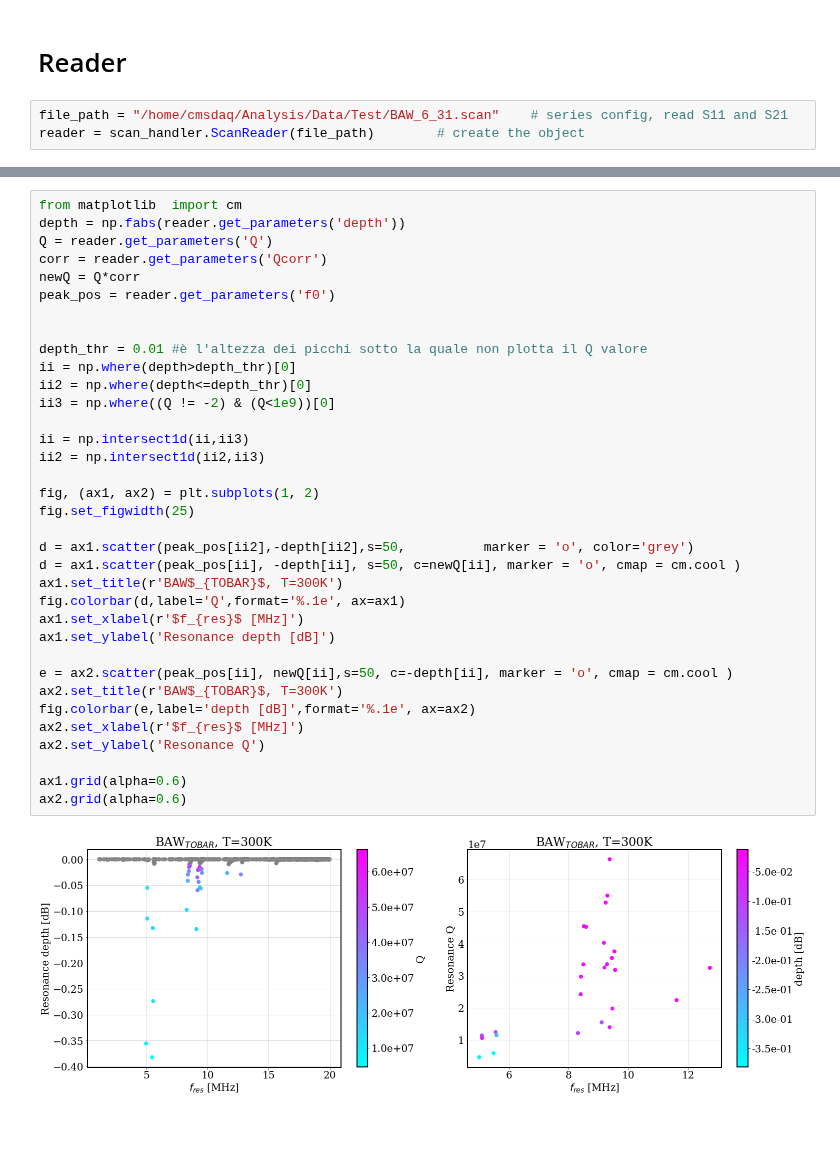
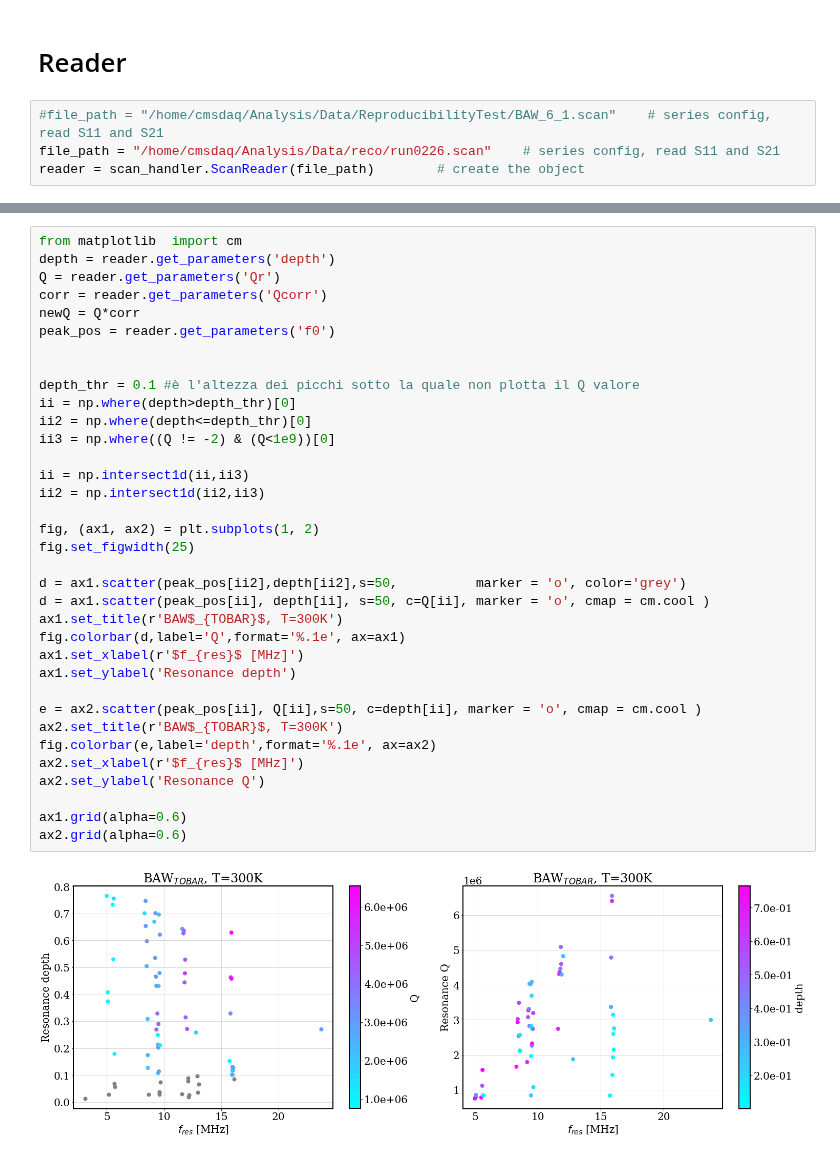
Before and after one commit to Lab5015/BAWSHA, a Jupyter notebook: notebooks/Test_fede.ipynb, the cells around one changed output, grey strips where cells are left out. Drawn from its saved outputs; the diff is of its cells as text; blank space fills up the shorter version.

```diff
--- a/notebooks/Test_fede.ipynb
+++ b/notebooks/Test_fede.ipynb
@@ -15,7 +15,8 @@ rc('axes',linewidth=2)
 # %% [markdown]
 # Reader
 # %%
-file_path = "/home/cmsdaq/Analysis/Data/Test/BAW_6_31.scan"    # series config, read S11 and S21
+#file_path = "/home/cmsdaq/Analysis/Data/ReproducibilityTest/BAW_6_1.scan"    # series config, read S11 and S21
+file_path = "/home/cmsdaq/Analysis/Data/reco/run0226.scan"    # series config, read S11 and S21
 reader = scan_handler.ScanReader(file_path)        # create the object
 # %%
 # get the name list of all the resonances parameters
@@ -105,37 +114,37 @@ Q = 1.07e+06  +/-  0.0008652535298881771
 # %%
 from matplotlib  import cm
-depth = np.fabs(reader.get_parameters('depth'))
-Q = reader.get_parameters('Q')
+depth = reader.get_parameters('depth')
+Q = reader.get_parameters('Qr')
 corr = reader.get_parameters('Qcorr')
 newQ = Q*corr
 peak_pos = reader.get_parameters('f0')
 
 
-depth_thr = 0.01 #è l'altezza dei picchi sotto la quale non plotta il Q valore
+depth_thr = 0.1 #è l'altezza dei picchi sotto la quale non plotta il Q valore
 ii = np.where(depth>depth_thr)[0]
 ii2 = np.where(depth<=depth_thr)[0]
 ii3 = np.where((Q != -2) & (Q<1e9))[0]
 
 ii = np.intersect1d(ii,ii3)
 ii2 = np.intersect1d(ii2,ii3)
 
 fig, (ax1, ax2) = plt.subplots(1, 2)
 fig.set_figwidth(25)
 
-d = ax1.scatter(peak_pos[ii2],-depth[ii2],s=50,          marker = 'o', color='grey')
-d = ax1.scatter(peak_pos[ii], -depth[ii], s=50, c=newQ[ii], marker = 'o', cmap = cm.cool )
+d = ax1.scatter(peak_pos[ii2],depth[ii2],s=50,          marker = 'o', color='grey')
+d = ax1.scatter(peak_pos[ii], depth[ii], s=50, c=Q[ii], marker = 'o', cmap = cm.cool )
 ax1.set_title(r'BAW$_{TOBAR}$, T=300K')
 fig.colorbar(d,label='Q',format='%.1e', ax=ax1)
 ax1.set_xlabel(r'$f_{res}$ [MHz]')
-ax1.set_ylabel('Resonance depth [dB]')
+ax1.set_ylabel('Resonance depth')
 
-e = ax2.scatter(peak_pos[ii], newQ[ii],s=50, c=-depth[ii], marker = 'o', cmap = cm.cool )
+e = ax2.scatter(peak_pos[ii], Q[ii],s=50, c=depth[ii], marker = 'o', cmap = cm.cool )
 ax2.set_title(r'BAW$_{TOBAR}$, T=300K')
-fig.colorbar(e,label='depth [dB]',format='%.1e', ax=ax2)
+fig.colorbar(e,label='depth',format='%.1e', ax=ax2)
 ax2.set_xlabel(r'$f_{res}$ [MHz]')
 ax2.set_ylabel('Resonance Q')
 
 ax1.grid(alpha=0.6)
 ax2.grid(alpha=0.6)
 # %% [output]
-[figure, old version]
+[figure, new version]
```
Also changed, not shown: parts of 16 cells of this notebook, 10 other files.
